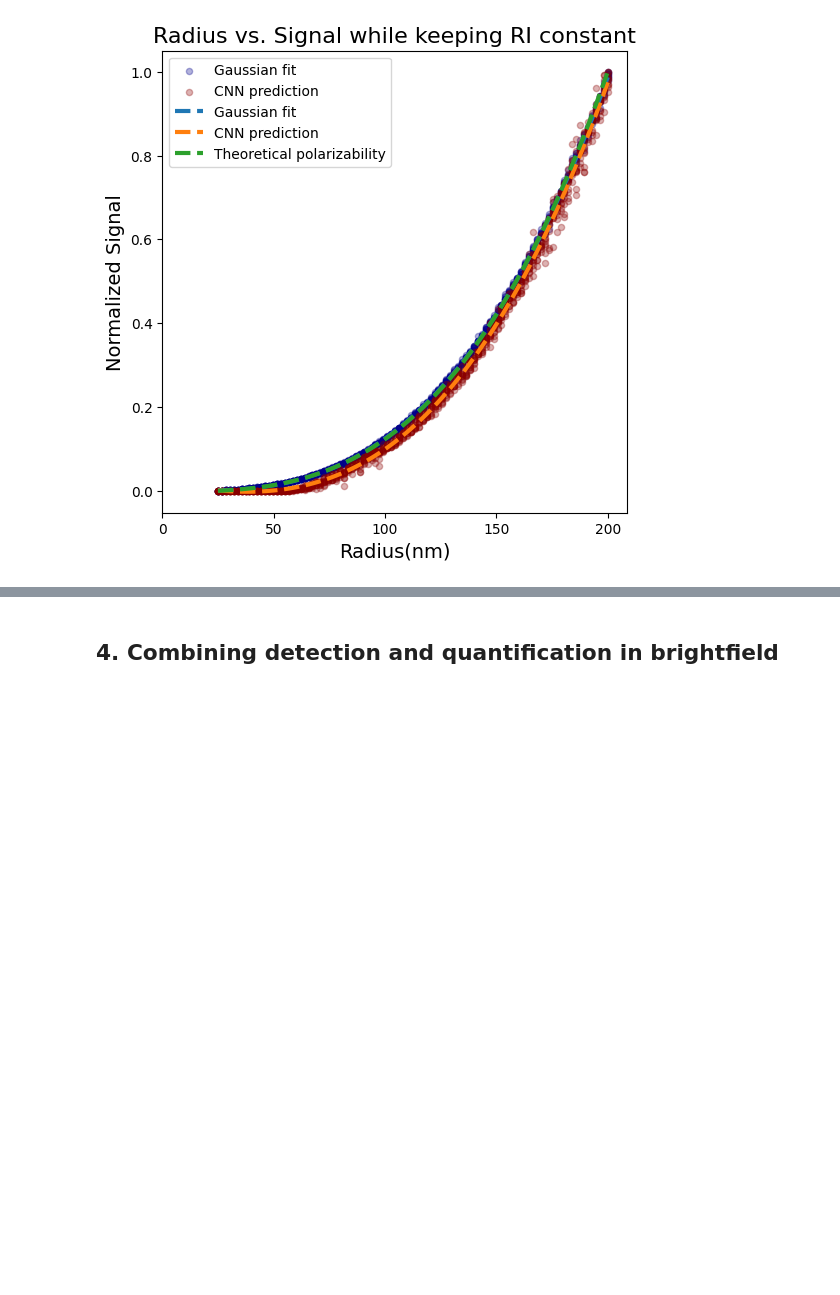
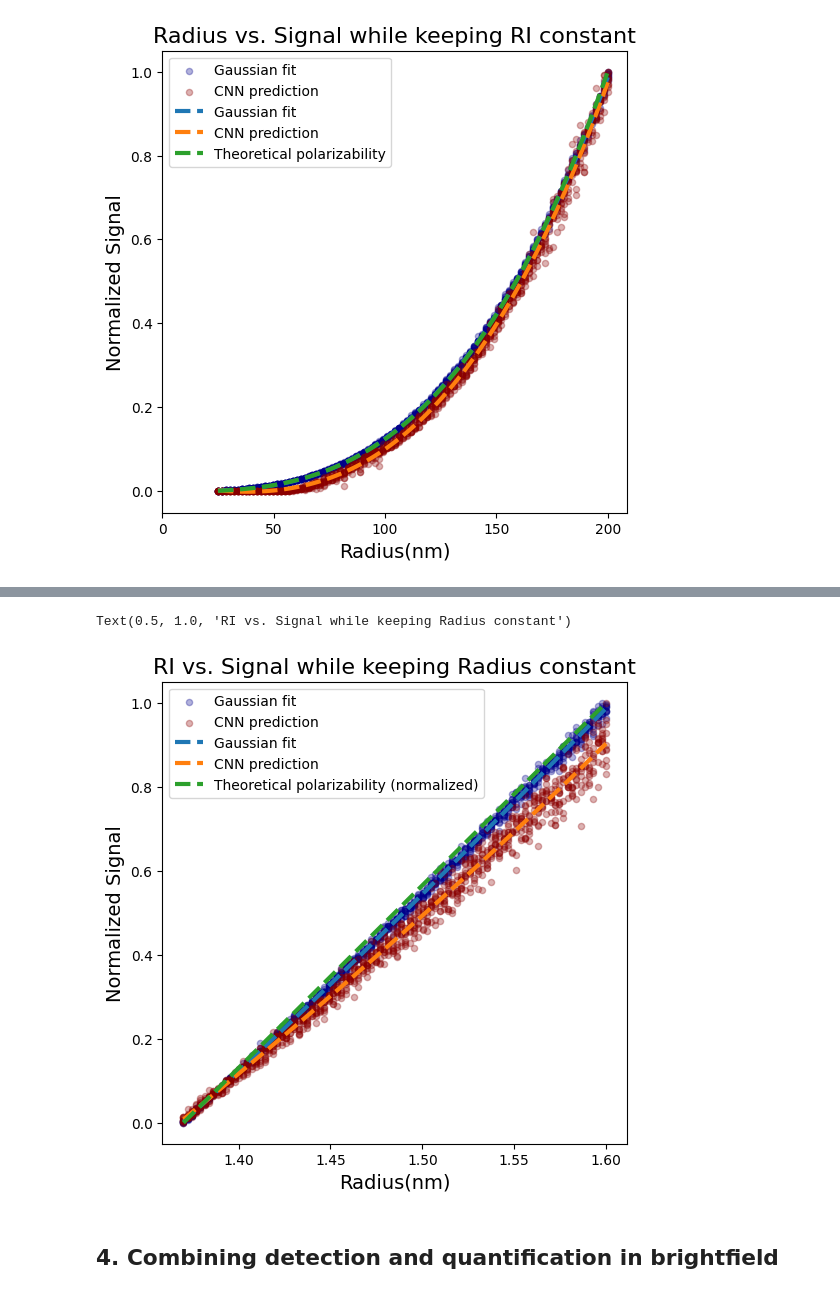
Before and after one commit to softmatterlab/OpticalCharacterizationNanoparticles, a Jupyter notebook: example_analysis/Brightfield_analysis.ipynb, the cells around one changed output, grey strips where cells are left out. Cells and saved outputs as stored; diff of their text form; code cells hidden in the pictures; blank space fills up the shorter version.

```diff
--- a/example_analysis/Brightfield_analysis.ipynb
+++ b/example_analysis/Brightfield_analysis.ipynb
@@ -942,2 +997,51 @@ Text(0.5, 1.0, 'Radius vs. Signal while keeping RI constant')
+# %%
+signal_sum_cnn_fix_ri = np.abs(cnn_regressor(torch.from_numpy(CLEAN).permute(0, 3, 1, 2).float()).detach().numpy()[:, 0])
+# %%
+#Normalize the signals
+signal_sum_gauss_fix_ri = (signal_sum_gauss_fix_ri - signal_sum_gauss_fix_ri.min()) / (signal_sum_gauss_fix_ri.max() - signal_sum_gauss_fix_ri.min())
+signal_sum_cnn_fix_ri = (signal_sum_cnn_fix_ri - signal_sum_cnn_fix_ri.min()) / (signal_sum_cnn_fix_ri.max() - signal_sum_cnn_fix_ri.min())
+# %%
+rii = np.concatenate([np.repeat(x, 10) for x in np.linspace(*RI_RANGE, 100)])
+# %%
+theoretical_pol = get_polarizability(FIX_RADIUS, rii)
+
+#Normalize the polarizabilities
+theoretical_pol = (theoretical_pol - theoretical_pol.min()) / (theoretical_pol.max() - theoretical_pol.min())
+# %%
+#X-axis for radius and signal on y-axis
+plt.figure(figsize=(6, 6))
+plt.scatter(rii, signal_sum_gauss_fix_ri, color="darkblue", alpha=0.3, s=20, label="Gaussian fit")
+plt.scatter(rii, signal_sum_cnn_fix_ri, color="darkred", alpha=0.3, s=20, label="CNN prediction")
+#plt.scatter(rii, theoretical_pol, color="darkgreen", alpha=0.3, s=20, label="Theoretical polarizability")
+
+x_axis = np.linspace(1.37, 1.6,  100)
+#Polynomial line for gauss
+coefficients = np.polyfit(rii, signal_sum_gauss_fix_ri, 3)
+polynomial = np.poly1d(coefficients)
+y_axis = polynomial(x_axis)
+plt.plot(x_axis, y_axis, linestyle="--", linewidth=3, label="Gaussian fit")
+
+#Polynomial line for CNN
+coefficients = np.polyfit(rii, signal_sum_cnn_fix_ri, 3)
+polynomial = np.poly1d(coefficients)
+y_axis = polynomial(x_axis)
+plt.plot(x_axis, y_axis, linestyle="--", linewidth=3, label="CNN prediction")
+
+#Polynomial line for theoretical
+coefficients = np.polyfit(rii, theoretical_pol, 3)
+polynomial = np.poly1d(coefficients)
+y_axis = polynomial(x_axis)
+plt.plot(x_axis, y_axis, linestyle="--", linewidth=3, label="Theoretical polarizability (normalized)")
+
+#set xticks
+#plt.xticks([0, 50, 100, 150, 200], labels=[f"{x:.0f}" for x in [0, 50, 100, 150, 200]])
+
+plt.xlabel("Radius(nm)", fontsize=14)
+plt.ylabel("Normalized Signal", fontsize=14)
+plt.legend()
+plt.title("RI vs. Signal while keeping Radius constant", fontsize=16)
+# %% [output]
+Text(0.5, 1.0, 'RI vs. Signal while keeping Radius constant')
+[figure, added]
 # %% [markdown]
 ## 4. Combining detection and quantification in brightfield
```
Also changed, not shown: parts of 5 cells of this notebook.
